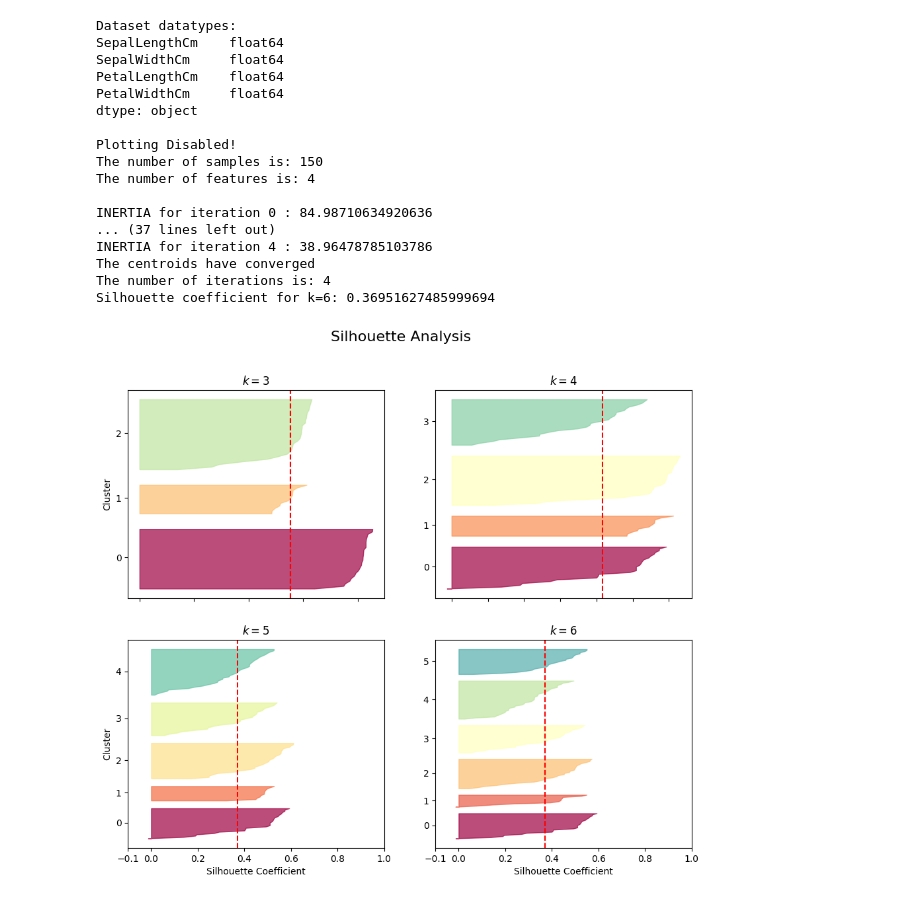
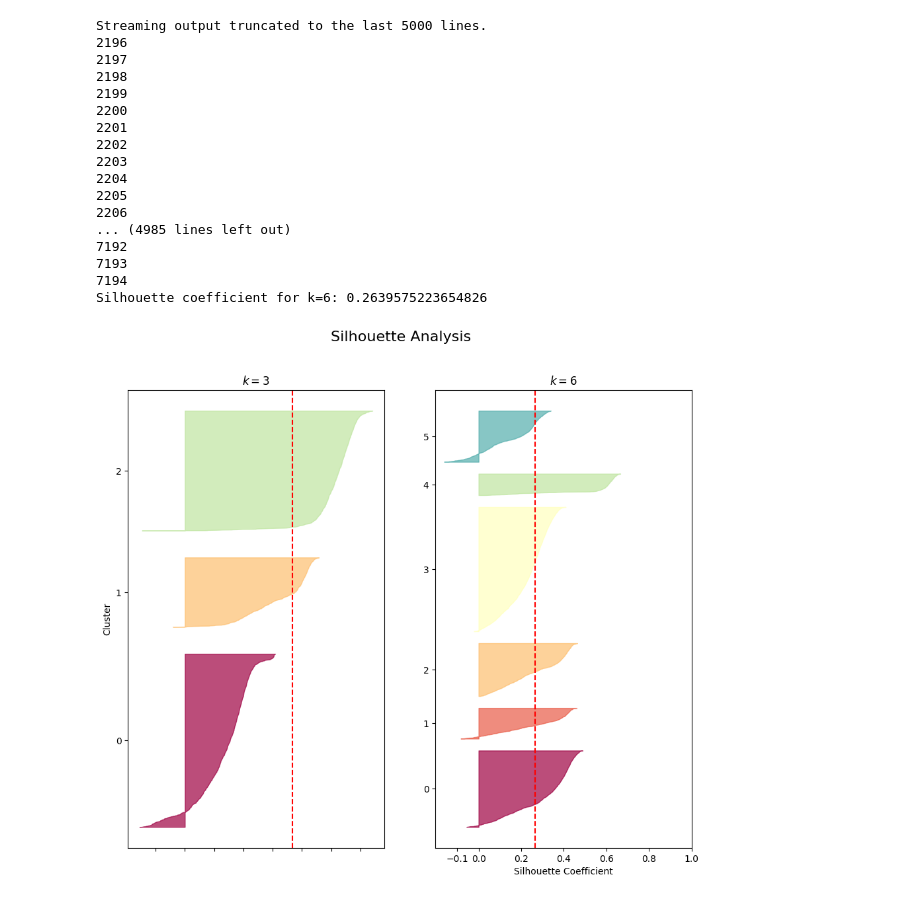
Before and after one commit to WilliamPoe/CSCI-290, a Jupyter notebook: notebooks/k_means_clustering.ipynb, the cells around one changed output. Saved outputs shown, nothing was run; the diff lists cells and outputs as text; code cells hidden in the pictures.

```diff
--- a/notebooks/k_means_clustering.ipynb
+++ b/notebooks/k_means_clustering.ipynb
@@ -206,42 +240,46 @@ class KMeans_clustering:
         self.centroids = cur_centroids
 # %%
 #df = pd.read_csv('https://github.com/WilliamPoe/CSCI-290/raw/refs/heads/main/Data/penguins.csv') # Penguins dataset
-df = pd.read_csv('https://github.com/WilliamPoe/CSCI-290/raw/refs/heads/main/Data/Iris.csv') # Iris dataset
+#df = pd.read_csv('https://github.com/WilliamPoe/CSCI-290/raw/refs/heads/main/Data/Iris.csv') # Iris dataset
+df = pd.read_csv('https://github.com/mbrudd/csci290/raw/refs/heads/main/data/mystery.csv') # Mystery dataset
 
 numeric_df = df.select_dtypes(include=[np.number])
 
 #numeric_df = numeric_df.drop(columns='year')
-numeric_df = numeric_df.drop(columns='Id')
+#numeric_df = numeric_df.drop(columns='Id')
 numeric_df = numeric_df.dropna()
 print('Dataset datatypes:')
 print(numeric_df.dtypes, '\n')
 
-k_values = [3, 4, 5, 6]
+sample_size = int(len(numeric_df) * 0.3)  # Take a 10% random sample
+numeric_sample = numeric_df.sample(n=sample_size, random_state=42)
+
+k_values = [3,6]
 model = KMeans_clustering(k=3, method='calculated', plot=False)
 model.silhouette_coefficient(numeric_df, k_values)
 
 # centroid options (random, calculated, choice)
 #model.fit(numeric_df)
 #labels = model.labels
 #centroids = model.centroids
 # %% [output]
-Dataset datatypes:
-SepalLengthCm    float64
-SepalWidthCm     float64
-PetalLengthCm    float64
-PetalWidthCm     float64
-dtype: object
-
-Plotting Disabled!
-The number of samples is: 150
-The number of features is: 4
-
-INERTIA for iteration 0 : 84.98710634920636
-... (37 lines left out)
-INERTIA for iteration 4 : 38.96478785103786
-The centroids have converged
-The number of iterations is: 4
-Silhouette coefficient for k=6: 0.36951627485999694
+Streaming output truncated to the last 5000 lines.
+2196
+2197
+2198
+2199
+2200
+2201
+2202
+2203
+2204
+2205
+2206
+... (4985 lines left out)
+7192
+7193
+7194
+Silhouette coefficient for k=6: 0.2639575223654826
-[figure, old version]
+[figure, new version]
 # %%
 #true_labels = df['species'].apply(lambda x: {'Adelie': 0, 'Chinstrap': 1, 'Gentoo': 2}[x]).values
```
Also changed, not shown: parts of 2 cells of this notebook.
